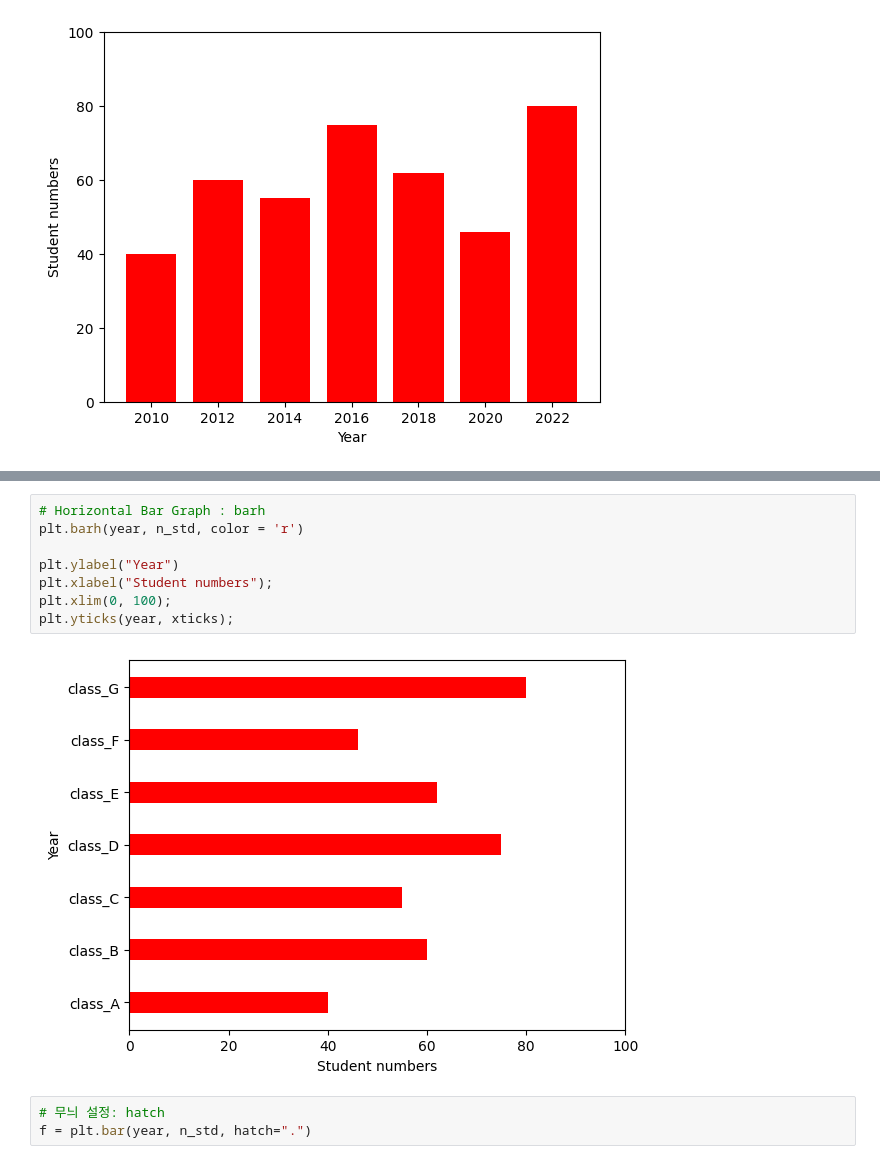
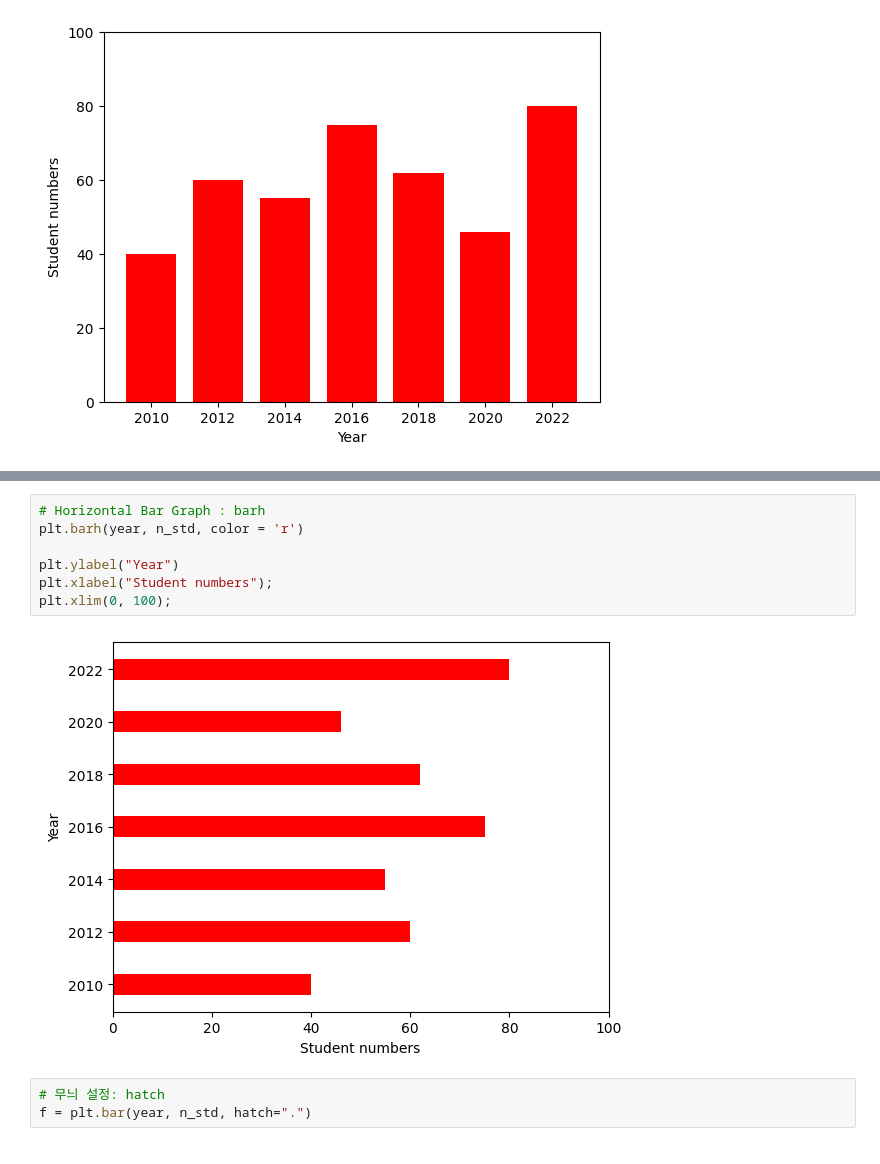
Before and after one commit to soyul5458/Python_data_visualization, a Jupyter notebook: 2_matplotlib_Kor.ipynb, the cells around one changed output, grey strips where cells are left out. Saved outputs shown, nothing was run; the diff lists cells and outputs as text.

```diff
--- a/2_matplotlib_Kor.ipynb
+++ b/2_matplotlib_Kor.ipynb
@@ -638,13 +637,12 @@ plt.xticks(year, xticks, rotation=45);
 # %%
 # Horizontal Bar Graph : barh
 plt.barh(year, n_std, color = 'r')
 
 plt.ylabel("Year")
 plt.xlabel("Student numbers");
 plt.xlim(0, 100);
-plt.yticks(year, xticks);
 # %% [output]
-[figure, old version]
+[figure, new version]
 # %%
 # 무늬 설정: hatch
 f = plt.bar(year, n_std, hatch=".")
```
Also changed, not shown: parts of 7 cells of this notebook.
